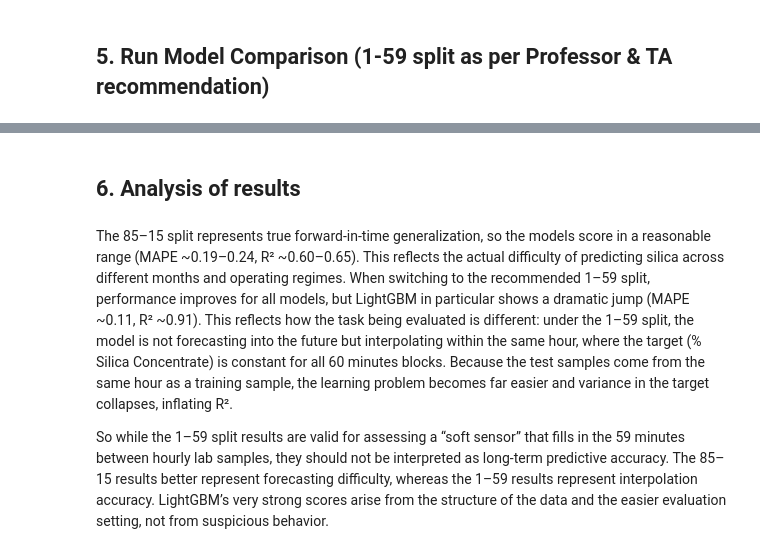
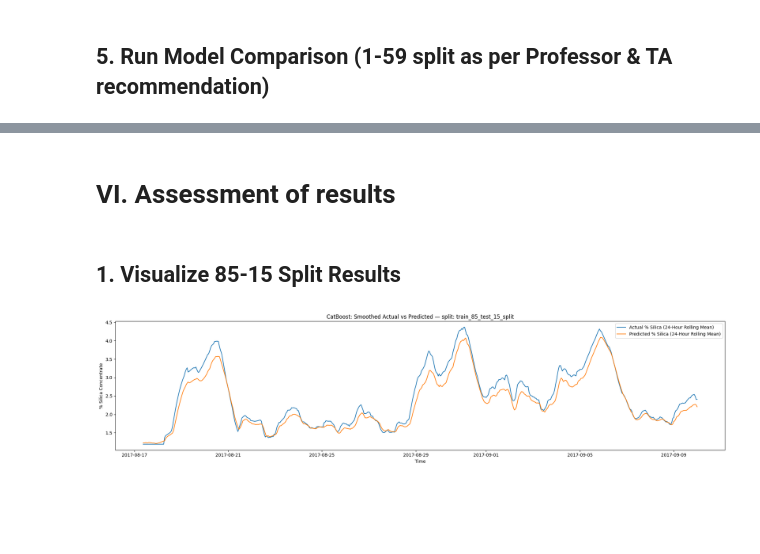
Before and after one commit to yunussaid/ENG-M-680-Final-Project, a Jupyter notebook: library/soft_sensor_lib.ipynb, the cells around one changed output, grey strips where cells are left out. Cells and saved outputs as stored; diff of their text form; code cells hidden in the pictures; blank space fills up the shorter version.

```diff
--- a/library/soft_sensor.ipynb
+++ b/library/soft_sensor_lib.ipynb
@@ -544,6 +513,2 @@ LightGBM Time:      03:47
 # %% [markdown]
-## 6. Analysis of results
+# VI. Assessment of results
-# %% [markdown]
-The 85–15 split represents true forward-in-time generalization, so the models score in a reasonable range (MAPE ~0.19–0.24, R² ~0.60–0.65). This reflects the actual difficulty of predicting silica across different months and operating regimes. When switching to the recommended 1–59 split, performance improves for all models, but LightGBM in particular shows a dramatic jump (MAPE ~0.11, R² ~0.91). This reflects how the task being evaluated is different: under the 1–59 split, the model is not forecasting into the future but interpolating within the same hour, where the target (% Silica Concentrate) is constant for all 60 minutes blocks. Because the test samples come from the same hour as a training sample, the learning problem becomes far easier and variance in the target collapses, inflating R².
-
-So while the 1–59 split results are valid for assessing a “soft sensor” that fills in the 59 minutes between hourly lab samples, they should not be interpreted as long-term predictive accuracy. The 85–15 results better represent forecasting difficulty, whereas the 1–59 results represent interpolation accuracy. LightGBM’s very strong scores arise from the structure of the data and the easier evaluation setting, not from suspicious behavior.
@@ -549,0 +559,6 @@ So while the 1–59 split results are valid for assessing a “soft sensor” th
+# %% [markdown]
+## 1. Visualize 85-15 Split Results
+# %%
+plot_actual_vs_predicted_smoothed(df_all_features, train_85_test_15_split, results1)
+# %% [output]
+[figure, added]
```
Also changed, not shown: parts of 13 cells of this notebook, 5 other files.
